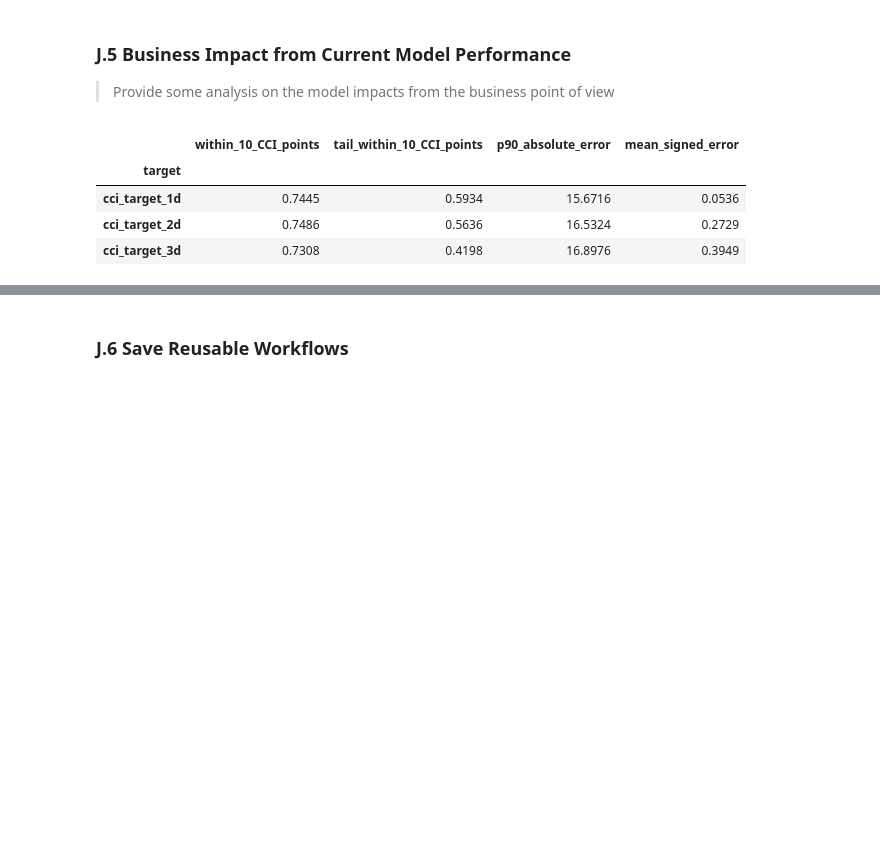
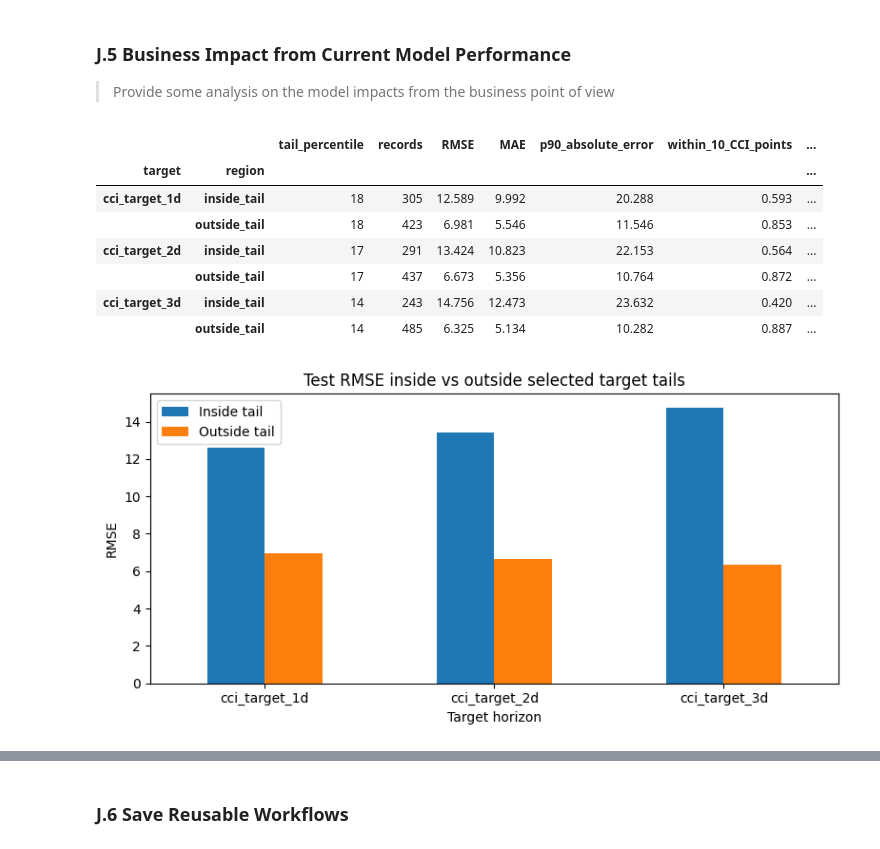
Before and after one commit to RP28/36120-26SP-AT2-26294153-experiments, a Jupyter notebook: notebooks/comfort_climate/36120_26SP_AT2_26294153_experiment_2.ipynb, the cells around one changed output, grey strips where cells are left out. Cells and saved outputs as stored; diff of their text form; code cells hidden in the pictures; blank space fills up the shorter version.

```diff
--- a/notebooks/comfort_climate/36120_26SP_AT2_26294153_experiment_2.ipynb
+++ b/notebooks/comfort_climate/36120_26SP_AT2_26294153_experiment_2.ipynb
@@ -880,30 +878,3 @@ The joint search uses the horizon-specific tail definitions from Experiment 1 (c
 ### J.5 Business Impact from Current Model Performance
 
 > Provide some analysis on the model impacts from the business point of view
-# %%
-business_rows = []
-
-for target in target_names:
-    actual = pd.Series(np.asarray(weighted_workflows[target].context_.y_test).ravel(), index=weighted_workflows[target].context_.y_test.index)
-    predicted = weighted_outputs[target]["predictions"]["Test"]
-    absolute_error = (predicted - actual).abs()
-    lower = weighted_workflows[target].context_.model.lower_threshold_
-    upper = weighted_workflows[target].context_.model.upper_threshold_
-    tail_mask = actual.le(lower) | actual.ge(upper)
-
-    business_rows.append({
-        "target": target,
-        "within_10_CCI_points": absolute_error.le(10).mean(),
-        "tail_within_10_CCI_points": absolute_error[tail_mask].le(10).mean(),
-        "p90_absolute_error": absolute_error.quantile(0.90),
-        "mean_signed_error": (predicted - actual).mean(),
-    })
-
-business_impacts = pd.DataFrame(business_rows).set_index("target")
-display(business_impacts.round(4))
-# %% [output]
-|  | within_10_CCI_points | tail_within_10_CCI_points | p90_absolute_error | mean_signed_error |
-| target |  |  |  |  |
-| cci_target_1d | 0.7445 | 0.5934 | 15.6716 | 0.0536 |
-| cci_target_2d | 0.7486 | 0.5636 | 16.5324 | 0.2729 |
-| cci_target_3d | 0.7308 | 0.4198 | 16.8976 | 0.3949 |
@@ -922,0 +881,52 @@ Across the one-, two- and three-day horizons, {within_10_text} of test forecasts
+# %%
+tail_region_error_rows = []
+
+for target in target_names:
+    context = weighted_workflows[target].context_
+    actual = pd.Series(np.asarray(context.y_test).ravel(), index=context.y_test.index)
+    predicted = weighted_outputs[target]["predictions"]["Test"]
+    signed_error = predicted - actual
+    absolute_error = signed_error.abs()
+
+    t = tail_percentile_by_target[target]
+    lower = context.model.lower_threshold_
+    upper = context.model.upper_threshold_
+    tail_mask = actual.le(lower) | actual.ge(upper)
+
+    for region, mask in {"inside_tail": tail_mask, "outside_tail": ~tail_mask}.items():
+        tail_region_error_rows.append({
+            "target": target,
+            "region": region,
+            "tail_percentile": t,
+            "records": int(mask.sum()),
+            "RMSE": root_mean_squared_error(actual[mask], predicted[mask]),
+            "MAE": mean_absolute_error(actual[mask], predicted[mask]),
+            "p90_absolute_error": absolute_error[mask].quantile(0.90),
+            "within_10_CCI_points": absolute_error[mask].le(10).mean(),
+            "mean_signed_error": signed_error[mask].mean(),
+        })
+
+tail_region_error_summary = pd.DataFrame(tail_region_error_rows).set_index(["target", "region"])
+display(tail_region_error_summary.round(3))
+
+ax = tail_region_error_summary.reset_index().pivot(
+    index="target",
+    columns="region",
+    values="RMSE",
+).plot.bar(figsize=(8, 4))
+ax.set_title("Test RMSE inside vs outside selected target tails")
+ax.set_xlabel("Target horizon")
+ax.set_ylabel("RMSE")
+ax.legend(["Inside tail", "Outside tail"], title=None)
+plt.xticks(rotation=0)
+plt.tight_layout()
+# %% [output]
+|  |  | tail_percentile | records | RMSE | MAE | p90_absolute_error | within_10_CCI_points | ... |
+| target | region |  |  |  |  |  |  | ... |
+| cci_target_1d | inside_tail | 18 | 305 | 12.589 | 9.992 | 20.288 | 0.593 | ... |
+|  | outside_tail | 18 | 423 | 6.981 | 5.546 | 11.546 | 0.853 | ... |
+| cci_target_2d | inside_tail | 17 | 291 | 13.424 | 10.823 | 22.153 | 0.564 | ... |
+|  | outside_tail | 17 | 437 | 6.673 | 5.356 | 10.764 | 0.872 | ... |
+| cci_target_3d | inside_tail | 14 | 243 | 14.756 | 12.473 | 23.632 | 0.420 | ... |
+|  | outside_tail | 14 | 485 | 6.325 | 5.134 | 10.282 | 0.887 | ... |
+[figure, added]
```
Also changed, not shown: parts of 51 cells of this notebook, 5 other files.
